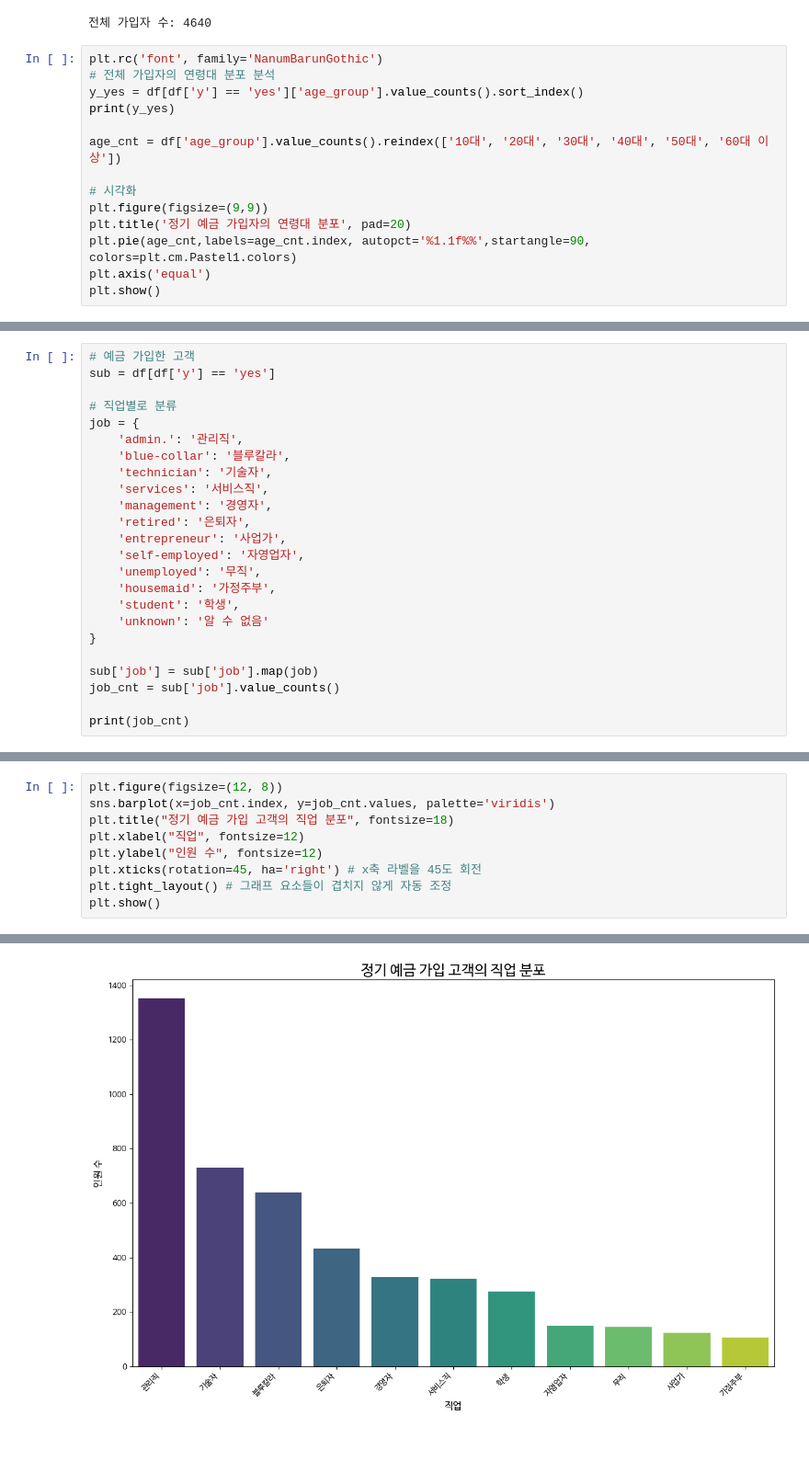
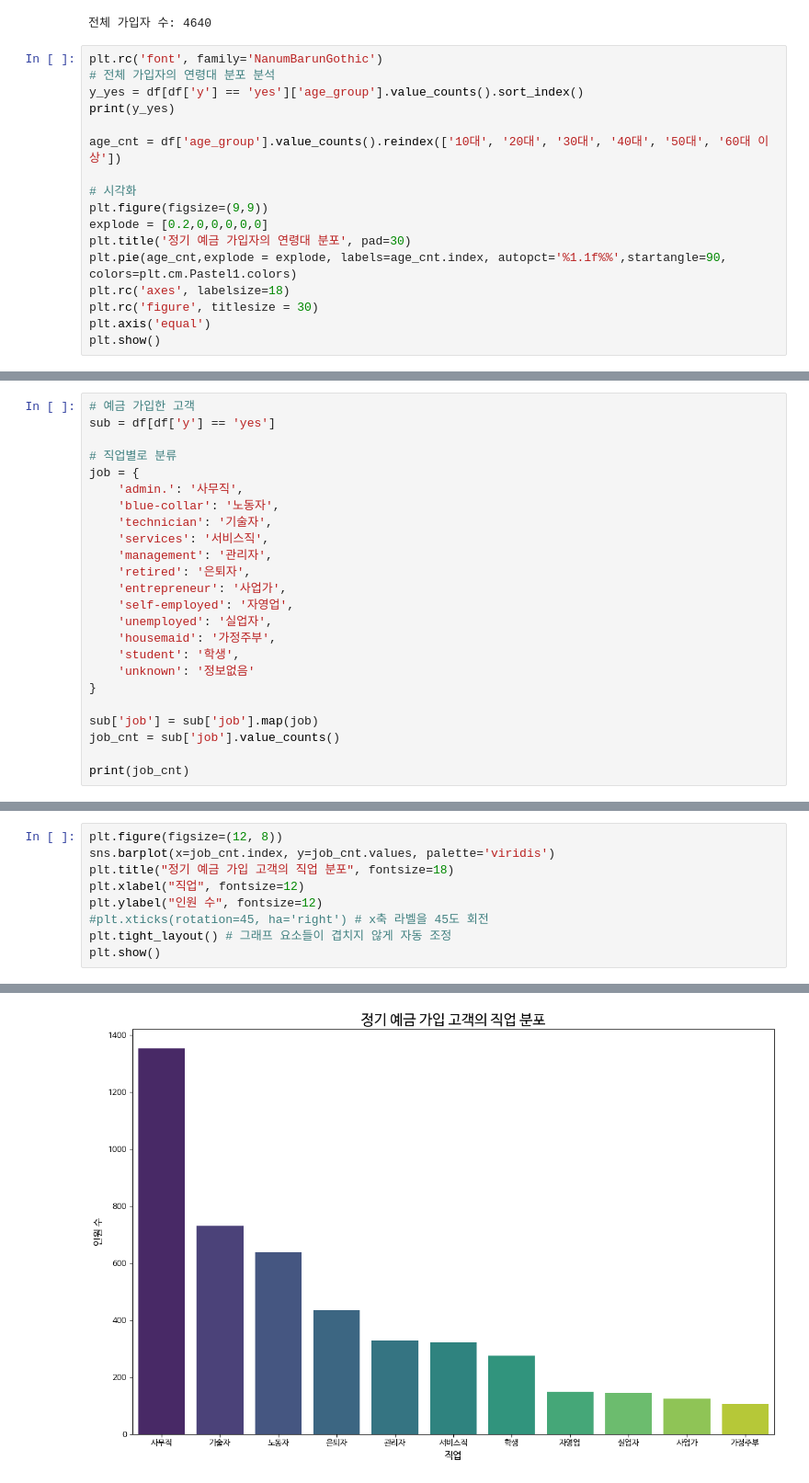
Before and after one commit to MoonHyeonju/project, a Jupyter notebook: Analysis_of_the_deposit_subscription_rate.ipynb, the cells around one changed output, grey strips where cells are left out. Shown at 92% size. Saved outputs shown, nothing was run; the diff lists cells and outputs as text; blank space fills up the shorter version.

```diff
--- a/Analysis_of_the_deposit_subscription_rate.ipynb
+++ b/Analysis_of_the_deposit_subscription_rate.ipynb
@@ -58,8 +58,11 @@ age_cnt = df['age_group'].value_counts().reindex(['10대', '20대', '30대', '40
 
 # 시각화
 plt.figure(figsize=(9,9))
-plt.title('정기 예금 가입자의 연령대 분포', pad=20)
-plt.pie(age_cnt,labels=age_cnt.index, autopct='%1.1f%%',startangle=90, colors=plt.cm.Pastel1.colors)
+explode = [0.2,0,0,0,0,0]
+plt.title('정기 예금 가입자의 연령대 분포', pad=30)
+plt.pie(age_cnt,explode = explode, labels=age_cnt.index, autopct='%1.1f%%',startangle=90, colors=plt.cm.Pastel1.colors)
+plt.rc('axes', labelsize=18)
+plt.rc('figure', titlesize = 30)
 plt.axis('equal')
 plt.show()
 # %% [output]
@@ -146,18 +149,18 @@ sub = df[df['y'] == 'yes']
 
 # 직업별로 분류
 job = {
-    'admin.': '관리직',
-    'blue-collar': '블루칼라',
+    'admin.': '사무직',
+    'blue-collar': '노동자',
     'technician': '기술자',
     'services': '서비스직',
-    'management': '경영자',
+    'management': '관리자',
     'retired': '은퇴자',
     'entrepreneur': '사업가',
-    'self-employed': '자영업자',
-    'unemployed': '무직',
+    'self-employed': '자영업',
+    'unemployed': '실업자',
     'housemaid': '가정주부',
     'student': '학생',
-    'unknown': '알 수 없음'
+    'unknown': '정보없음'
 }
 
 sub['job'] = sub['job'].map(job)
@@ -186,14 +189,14 @@ See the caveats in the documentation: https://pandas.pydata.org/pandas-docs/stab
 # %%
 plt.figure(figsize=(12, 8))
 sns.barplot(x=job_cnt.index, y=job_cnt.values, palette='viridis')
 plt.title("정기 예금 가입 고객의 직업 분포", fontsize=18)
 plt.xlabel("직업", fontsize=12)
 plt.ylabel("인원 수", fontsize=12)
-plt.xticks(rotation=45, ha='right') # x축 라벨을 45도 회전
+#plt.xticks(rotation=45, ha='right') # x축 라벨을 45도 회전
 plt.tight_layout() # 그래프 요소들이 겹치지 않게 자동 조정
 plt.show()
 # %% [output]
 Passing `palette` without assigning `hue` is deprecated and will be removed in v0.14.0. Assign the `x` variable to `hue` and set `legend=False` for the same effect.
 
   sns.barplot(x=job_cnt.index, y=job_cnt.values, palette='viridis')
-[figure, old version]
+[figure, new version]
```
Also changed, not shown: parts of 4 cells of this notebook.
